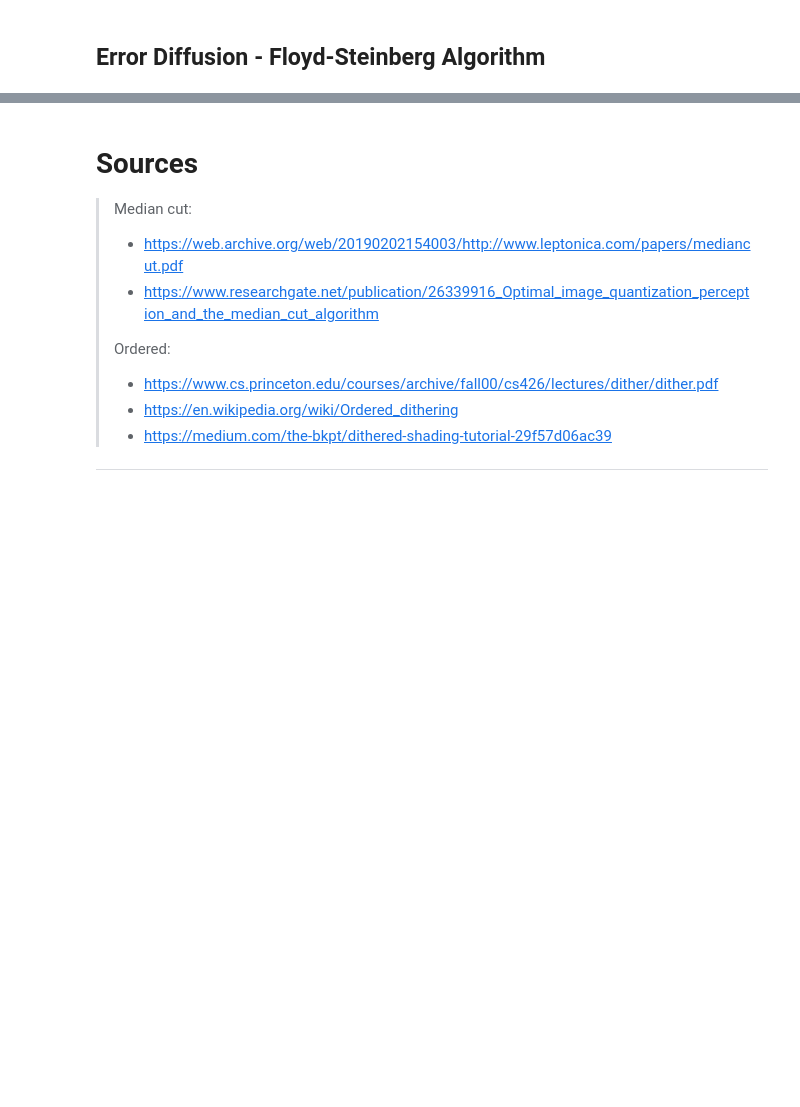
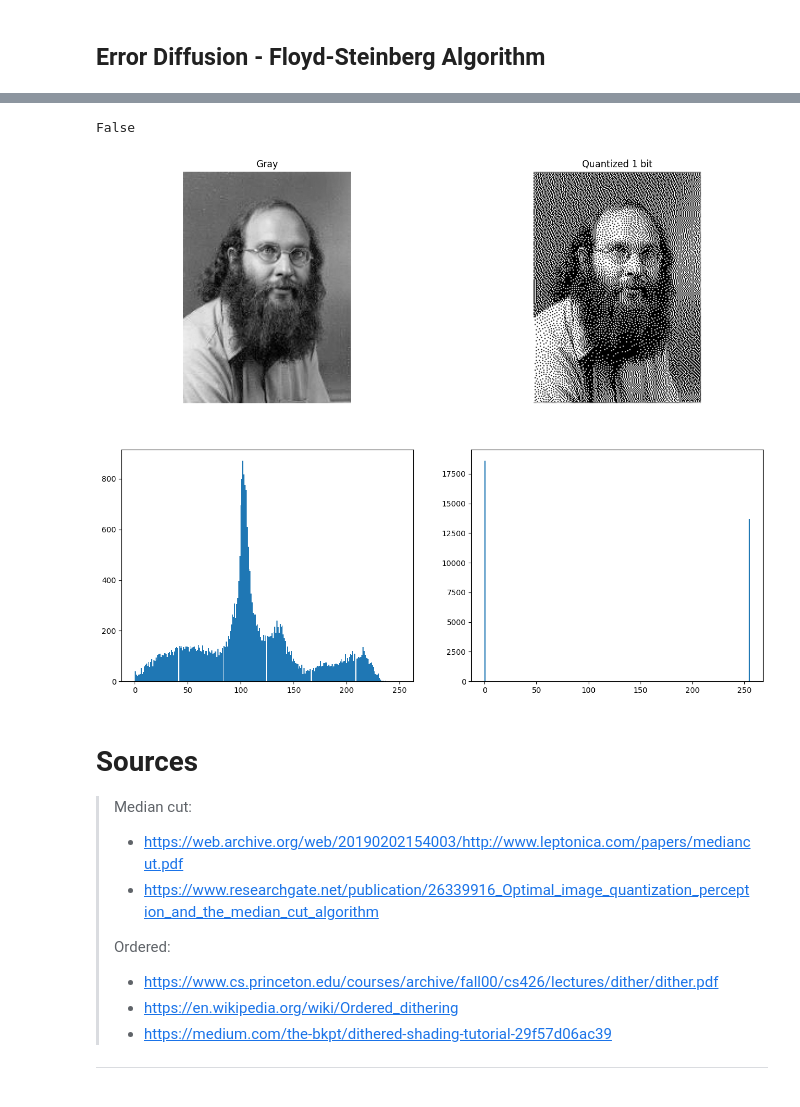
Before and after one commit to JavaConterry/Image-Quantization, a Jupyter notebook: Worksheet.ipynb, the cells around one changed output, grey strips where cells are left out. Drawn from its saved outputs; the diff is of its cells as text; code cells hidden in the pictures; blank space fills up the shorter version.

```diff
--- a/Worksheet.ipynb
+++ b/Worksheet.ipynb
@@ -431,3 +410,28 @@ False
+# %%
+plt.figure(figsize=(15,12))
+
+
+plt.subplot(2,2,1)
+plt.imshow(gray_image, cmap='gray')
+plt.title('Gray')
+plt.axis('off')
+
+plt.subplot(2,2,2)
+plt.imshow(quantized_image, cmap='gray')
+plt.title(f'Quantized 1 bit')
+plt.axis('off')
+
+
+plt.subplot(2,2,3)
+_=plt.hist(gray_image.ravel(), bins=256)
+
+plt.subplot(2,2,4)
+_=plt.hist(quantized_image.ravel(), bins=256)
+
+cv2.imwrite(f'images/err_dif_dith_gray_{img_source}.png',quantized_image)
+# %% [output]
+False
+[figure, added]
 # %% [markdown]
 # Sources
 >Median cut:
```
Also changed, not shown: parts of 4 cells of this notebook, 1 other file.
